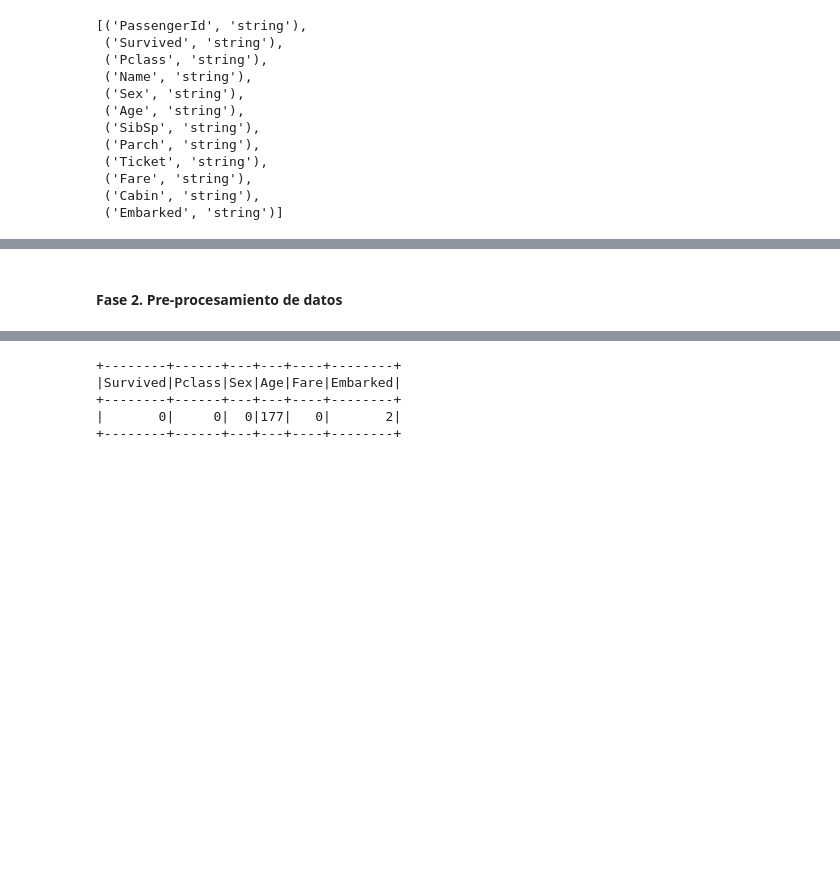
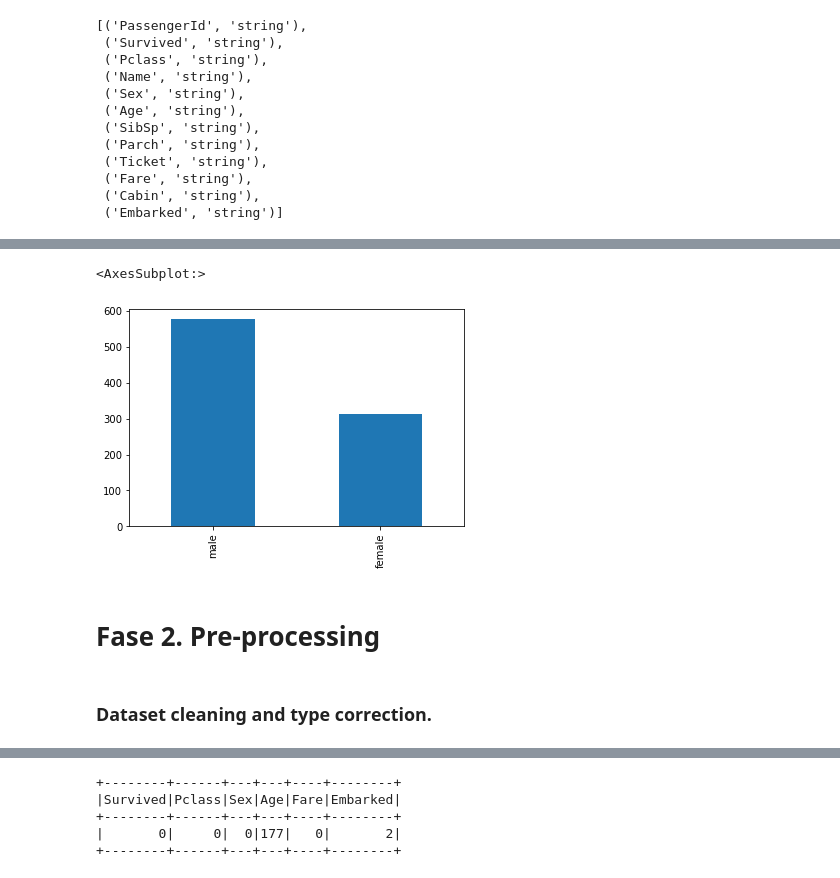
Before and after one commit to hguadalupe/1_portfolio, a Jupyter notebook: z_ml_spark_titanic/Tarea 2. Ejercicio_Machine Learning con Spark. Básico.ipynb, the cells around one changed output, grey strips where cells are left out. Cells and saved outputs as stored; diff of their text form; code cells hidden in the pictures; blank space fills up the shorter version.

```diff
--- a/customers_quality/customers_churn/Tarea 2. Ejercicio_Machine Learning con Spark. Básico.ipynb
+++ b/z_ml_spark_titanic/Tarea 2. Ejercicio_Machine Learning con Spark. Básico.ipynb
@@ -95,2 +128,7 @@ df.describe().toPandas()
+# %%
+dp['Sex'].value_counts().plot(kind='bar')
+# %% [output]
+<AxesSubplot:>
+[figure, added]
 # %% [markdown]
-#### Fase 2. Pre-procesamiento de datos
+# Fase 2. Pre-processing
@@ -98,0 +135,2 @@ df.describe().toPandas()
+# %% [markdown]
+### Dataset cleaning and type correction.
```
Also changed, not shown: parts of 40 cells of this notebook, 32 other files.
